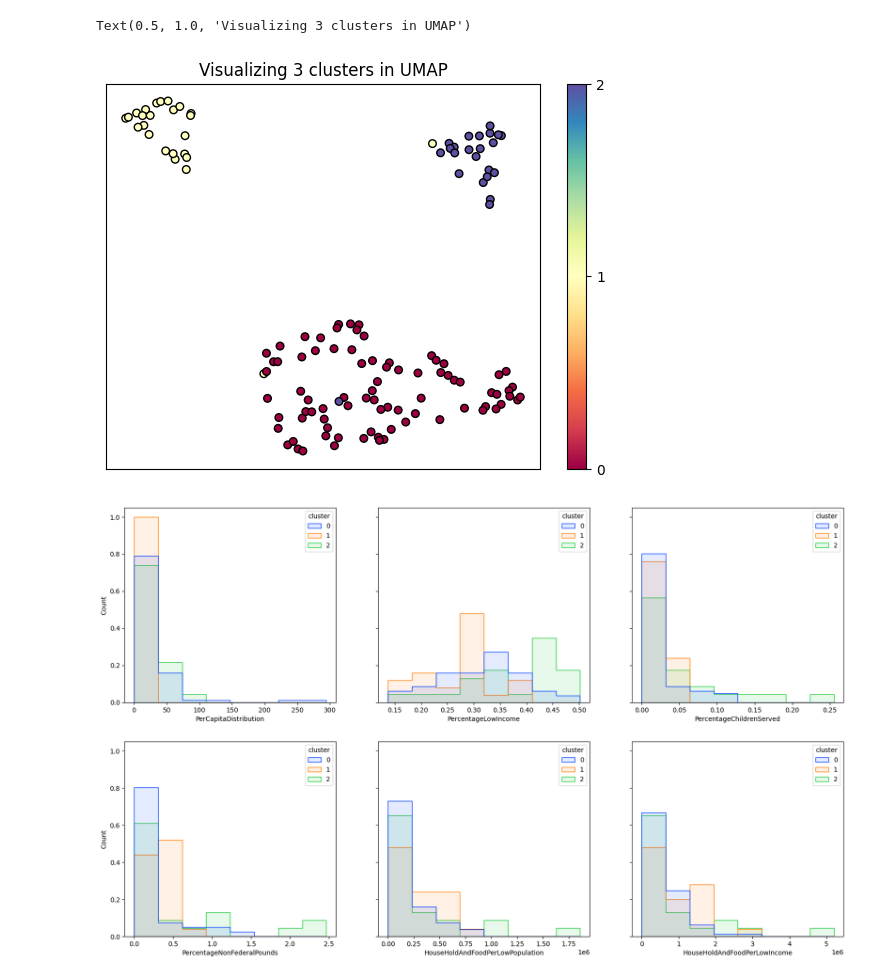
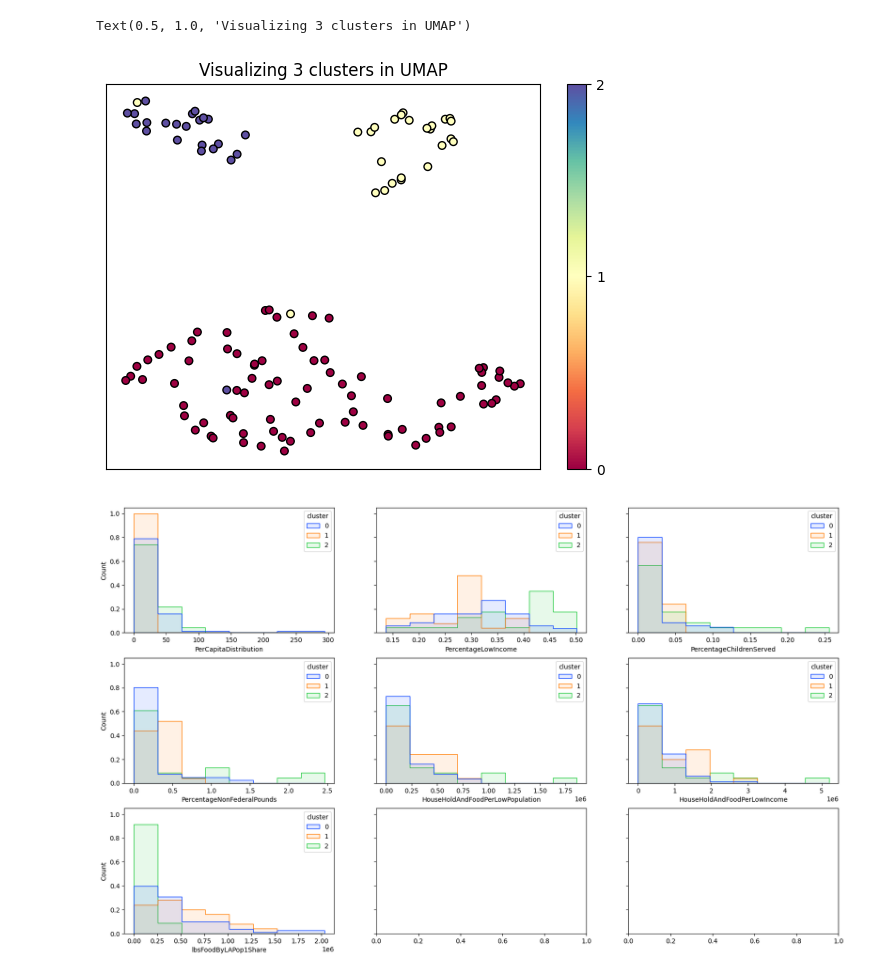
Before and after one commit to ericwhamilton1/gradient-descent-into-madness, a Jupyter notebook: more_metrics_experiment.ipynb, the cells around one changed output. Drawn from its saved outputs; the diff is of its cells as text; code cells hidden in the pictures.

Commit message:
UMAP no longer uses county-ident info

```diff
--- a/more_metrics_experiment.ipynb
+++ b/more_metrics_experiment.ipynb
@@ -16,6 +15,7 @@ DATA_PATH = 'data/'
 DATASET = 'merged_data_clean.csv'
 
 df = pd.read_csv(DATA_PATH + DATASET)
+df.drop(['County', 'Virginia City/County Boundaries', 'LAT', 'LON'], axis=1, inplace=True)
 
 numeric_data = df.select_dtypes(include=[float, int])
 scaled_data = StandardScaler().fit_transform(numeric_data)
@@ -43,7 +43,7 @@ cbar.set_ticks(np.arange(3))
 plt.title('Visualizing 3 clusters in UMAP')
 # %% [output]
 Text(0.5, 1.0, 'Visualizing 3 clusters in UMAP')
-[figure, old version]
+[figure, new version]
 # %%
 # Metric 1: Per Capita Distribution
 df['PerCapitaDistribution'] = df['Pounds of Food Distributed'] / df['Pop2010']
@@ -62,18 +62,23 @@ metrics_to_try = [
     ('PercentageNonFederalPounds', df['Pounds of food distributed via non-federal child nutrition progr'] / df['Pop2010']),
     ('HouseHoldAndFoodPerLowPopulation', df['Households Served'] * df['Pounds of Food Distributed'] / df['Pop2010']),
     ('HouseHoldAndFoodPerLowIncome', df['Households Served'] * df['Pounds of Food Distributed'] / df['TractLOWI']),
+    ('lbsFoodByLAPop1Share', df['Pounds of Food Distributed'] * (df['lapop1share'] * 0.01))
 ]
 # %%
+import math
+ncols = 3
+nrows = math.ceil(len(metrics_to_try) / ncols)
 fig, axs = plt.subplots(nrows, ncols, figsize=(20, 12), sharey=True)
 
-for i, (feature, _) in enumerate(metrics_to_try):
+for i, (feature, value) in enumerate(metrics_to_try):
     ax = axs[i // 3][i % 3]
     hist = sns.histplot(
-        data=df, x=feature, bins=8, hue='cluster', ax=ax,
+        data=df, x=value, bins=8, hue='cluster', ax=ax,
         element='step', palette='bright', weights='weights', alpha=0.1
     )
+    ax.set(xlabel=feature)
     # scatter.legend_.set_title(None)
 
 plt.show()
 # %% [output]
-[figure, old version]
+[figure, new version]
```
Also changed, not shown: parts of 1 cell of this notebook.
